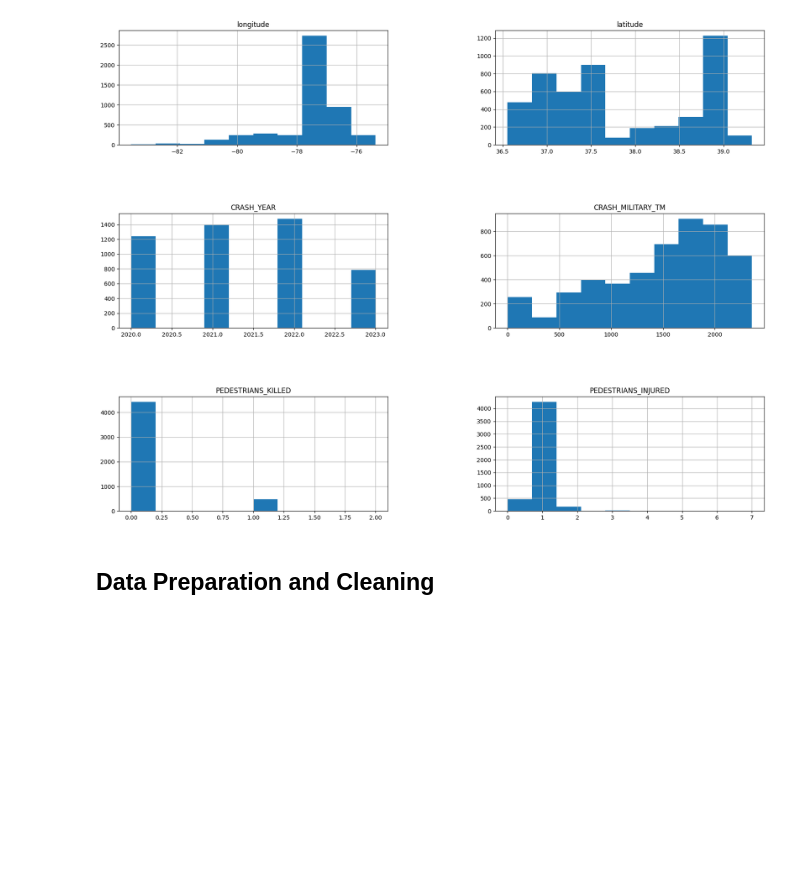
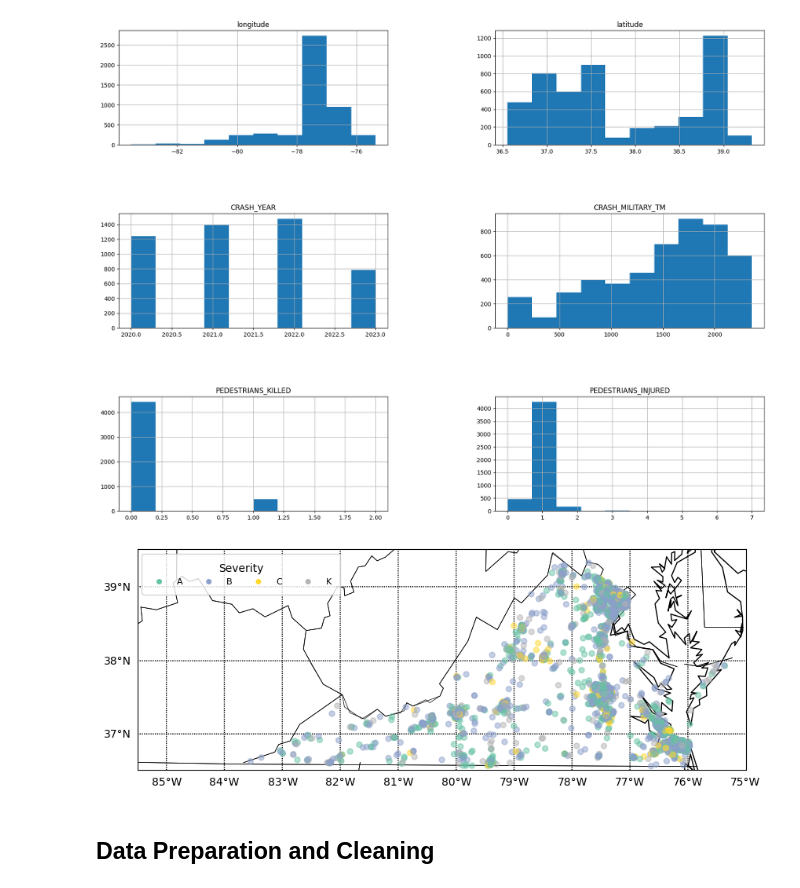
Before and after one commit to chrryyy/cs_4774_team_snorlax, a Jupyter notebook: Analysis_of_Improving_Pedestrian_Safety.ipynb, the cells around one changed output. Drawn from its saved outputs; the diff is of its cells as text; code cells hidden in the pictures; blank space fills up the shorter version.

Commit message:
added a map plot of virginia

```diff
--- a/Analysis_of_Improving_Pedestrian_Safety.ipynb
+++ b/Analysis_of_Improving_Pedestrian_Safety.ipynb
@@ -110,3 +112,37 @@ plt.show()
+# %%
+from math import nan
+import matplotlib.pyplot as plt
+from mpl_toolkits.basemap import Basemap
+from matplotlib.lines import Line2D
+
+plt.figure(figsize=(10, 6))
+severity_mapping = {'A': 1, 'B': 2, 'C': 3, 'K': 4}
+
+longitude = crash_data['longitude'].tolist()
+latitude = crash_data['latitude'].tolist()
+severities = crash_data['CRASH_SEVERITY'].map(severity_mapping).tolist()
+m = Basemap(projection='merc', resolution='l', llcrnrlat=36.5, urcrnrlat=39.5, llcrnrlon=-85.5, urcrnrlon=-75.0)
+
+categorical_colormap = plt.get_cmap('Set2', len(severity_mapping))
+m.drawcoastlines()
+m.drawstates()
+m.drawparallels(range(36, 40, 1), labels=[1,0,0,0])
+m.drawmeridians(range(-85, -74, 1), labels=[0,0,0,1])
+x, y = m(longitude, latitude)
+m.scatter(x, y, c=severities, cmap=categorical_colormap, marker='o', s=25, alpha=0.5, zorder=5)
+
+l1 = plt.scatter([],[], s=25, edgecolors='none', c='#66c2a5')
+l2 = plt.scatter([],[], s=25, edgecolors='none', c='#8da0cb')
+l3 = plt.scatter([],[], s=25, edgecolors='none', c='#ffd92f')
+l4 = plt.scatter([],[], s=25, edgecolors='none', c='#b3b3b3')
+
+labels = ["A", "B", "C", "K"]
+leg = plt.legend([l1, l2, l3, l4], labels, ncol=4, frameon=True, fontsize=8,
+                 handlelength=2, loc='upper left', borderpad=1, handletextpad=1, title='Severity', scatterpoints=1)
+
+plt.show()
+# %% [output]
+[figure, added]
 # %% [markdown]
 ## Data Preparation and Cleaning
 # %%
```
Also changed, not shown: parts of 2 cells of this notebook.
